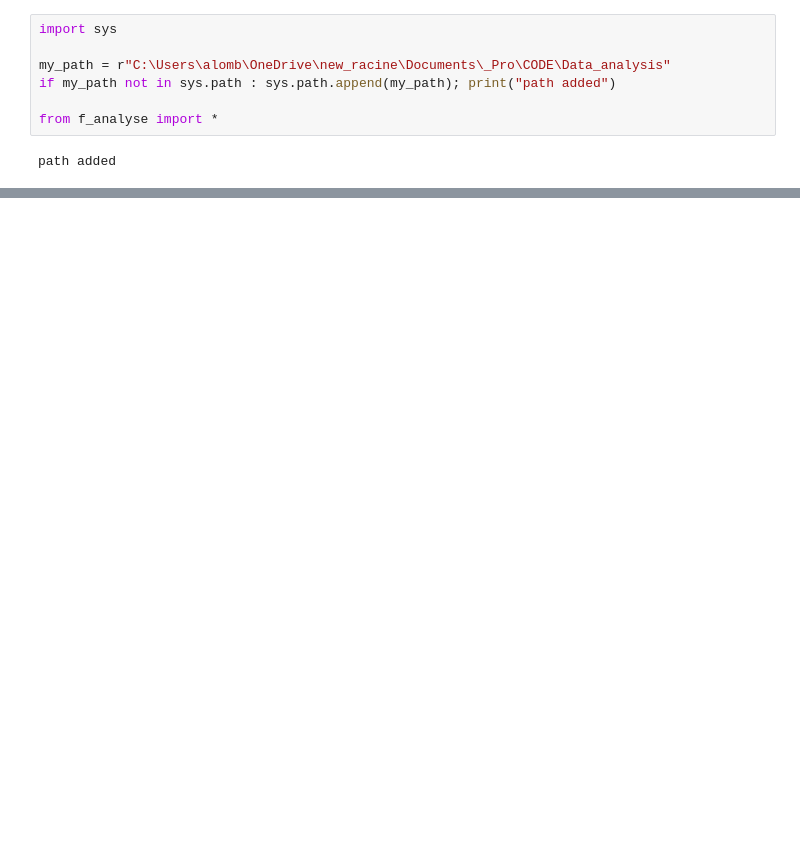
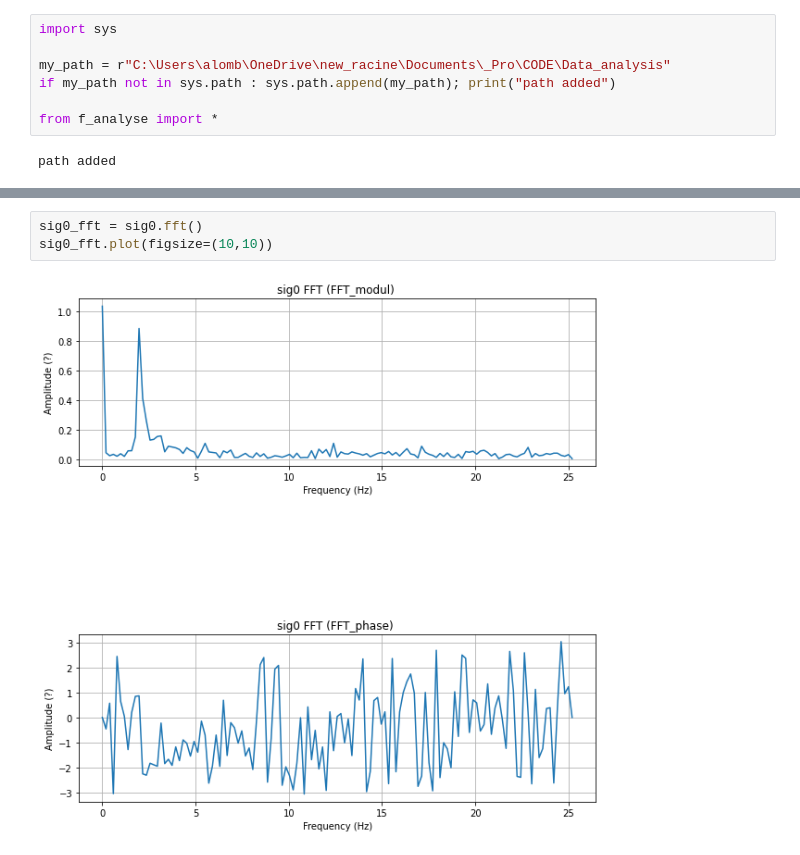
Before and after one commit to Octavius26/Data_analysis, a Jupyter notebook: demo.ipynb, the cells around one changed output, grey strips where cells are left out. Drawn from its saved outputs; the diff is of its cells as text; blank space fills up the shorter version.

```diff
--- a/demo.ipynb
+++ b/demo.ipynb
@@ -22,0 +33,5 @@ sig0.plot()
+# %%
+sig0_fft = sig0.fft()
+sig0_fft.plot(figsize=(10,10))
+# %% [output]
+[figure, added]
```
Also changed, not shown: parts of 8 cells of this notebook, 1 other file.
